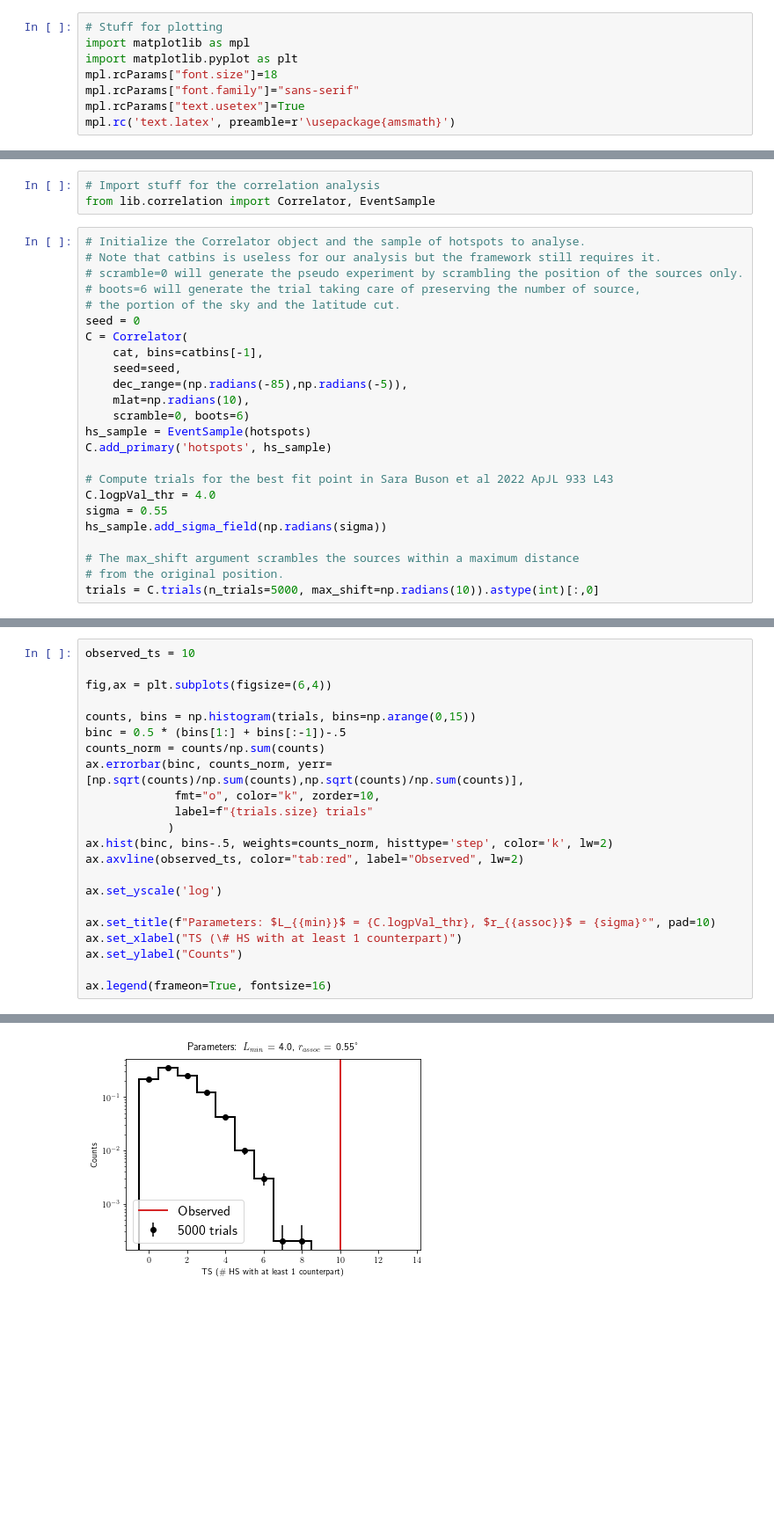
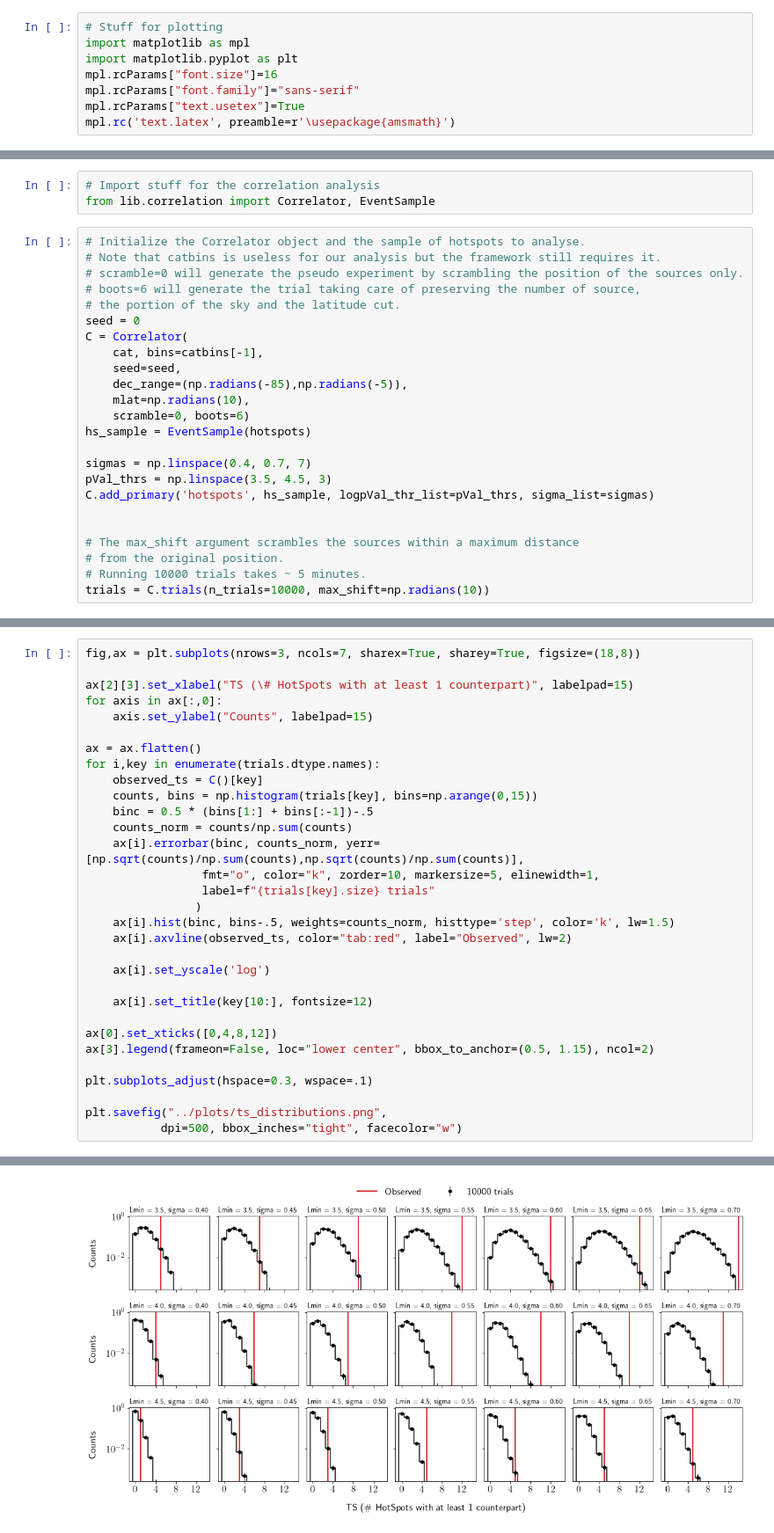
Before and after one commit to chiarabellenghi/Correlation_Analysis, a Jupyter notebook: notebooks/Run_trials.ipynb, the cells around one changed output, grey strips where cells are left out. Shown: that part at 88% size. Cells and saved outputs as stored; diff of their text form; blank space fills up the shorter version.

Commit message:
Added plots and other small changes.

```diff
--- a/notebooks/Run_trials.ipynb
+++ b/notebooks/Run_trials.ipynb
@@ -8,7 +8,7 @@ sys.path.insert(0, basepath)
 # Stuff for plotting
 import matplotlib as mpl
 import matplotlib.pyplot as plt
-mpl.rcParams["font.size"]=18
+mpl.rcParams["font.size"]=16
 mpl.rcParams["font.family"]="sans-serif"
 mpl.rcParams["text.usetex"]=True
 mpl.rc('text.latex', preamble=r'\usepackage{amsmath}')
@@ -41,16 +41,16 @@ C = Correlator(
     mlat=np.radians(10),
     scramble=0, boots=6)
 hs_sample = EventSample(hotspots)
-C.add_primary('hotspots', hs_sample)
 
-# Compute trials for the best fit point in Sara Buson et al 2022 ApJL 933 L43
-C.logpVal_thr = 4.0
-sigma = 0.55
-hs_sample.add_sigma_field(np.radians(sigma))
+sigmas = np.linspace(0.4, 0.7, 7)
+pVal_thrs = np.linspace(3.5, 4.5, 3)
+C.add_primary('hotspots', hs_sample, logpVal_thr_list=pVal_thrs, sigma_list=sigmas)
+
 
 # The max_shift argument scrambles the sources within a maximum distance
 # from the original position.
-trials = C.trials(n_trials=5000, max_shift=np.radians(10)).astype(int)[:,0]
+# Running 10000 trials takes ~ 5 minutes.
+trials = C.trials(n_trials=10000, max_shift=np.radians(10))
 # %% [output]
 - Setting galactic plane width to 10.0deg
 Set scrambling to catalogue
@@ -77,23 +77,32 @@ After the cut(s), 19 hotspots will be analysed.
 # %%
-observed_ts = 10
+fig,ax = plt.subplots(nrows=3, ncols=7, sharex=True, sharey=True, figsize=(18,8))
 
-fig,ax = plt.subplots(figsize=(6,4))
+ax[2][3].set_xlabel("TS (\# HotSpots with at least 1 counterpart)", labelpad=15)
+for axis in ax[:,0]:
+    axis.set_ylabel("Counts", labelpad=15)
 
-counts, bins = np.histogram(trials, bins=np.arange(0,15))
-binc = 0.5 * (bins[1:] + bins[:-1])-.5
-counts_norm = counts/np.sum(counts)
-ax.errorbar(binc, counts_norm, yerr=[np.sqrt(counts)/np.sum(counts),np.sqrt(counts)/np.sum(counts)],
-             fmt="o", color="k", zorder=10,
-             label=f"{trials.size} trials"
-            )
-ax.hist(binc, bins-.5, weights=counts_norm, histtype='step', color='k', lw=2)
-ax.axvline(observed_ts, color="tab:red", label="Observed", lw=2)
+ax = ax.flatten()
+for i,key in enumerate(trials.dtype.names):
+    observed_ts = C()[key]
+    counts, bins = np.histogram(trials[key], bins=np.arange(0,15))
+    binc = 0.5 * (bins[1:] + bins[:-1])-.5
+    counts_norm = counts/np.sum(counts)
+    ax[i].errorbar(binc, counts_norm, yerr=[np.sqrt(counts)/np.sum(counts),np.sqrt(counts)/np.sum(counts)],
+                 fmt="o", color="k", zorder=10, markersize=5, elinewidth=1,
+                 label=f"{trials[key].size} trials"
+                )
+    ax[i].hist(binc, bins-.5, weights=counts_norm, histtype='step', color='k', lw=1.5)
+    ax[i].axvline(observed_ts, color="tab:red", label="Observed", lw=2)
 
-ax.set_yscale('log')
+    ax[i].set_yscale('log')
 
-ax.set_title(f"Parameters: $L_{{min}}$ = {C.logpVal_thr}, $r_{{assoc}}$ = {sigma}°", pad=10)
-ax.set_xlabel("TS (\# HS with at least 1 counterpart)")
-ax.set_ylabel("Counts")
+    ax[i].set_title(key[10:], fontsize=12)
 
-ax.legend(frameon=True, fontsize=16)
+ax[0].set_xticks([0,4,8,12])
+ax[3].legend(frameon=False, loc="lower center", bbox_to_anchor=(0.5, 1.15), ncol=2)
+
+plt.subplots_adjust(hspace=0.3, wspace=.1)
+
+plt.savefig("../plots/ts_distributions.png",
+           dpi=500, bbox_inches="tight", facecolor="w")
 # %% [output]
@@ -101 +109 @@ ax.legend(frameon=True, fontsize=16)
-[figure, old version]
+[figure, new version]
```
Also changed, not shown: parts of 2 cells of this notebook, 4 other files.
